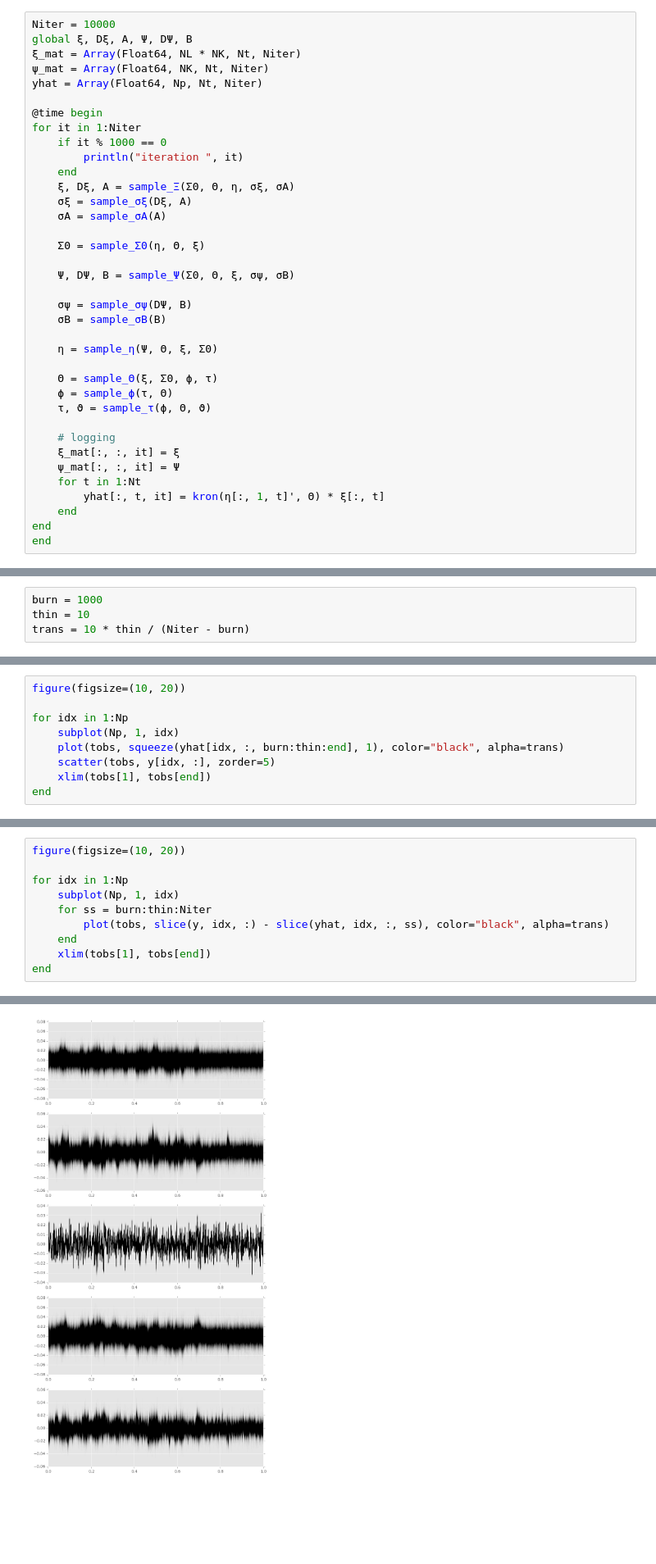
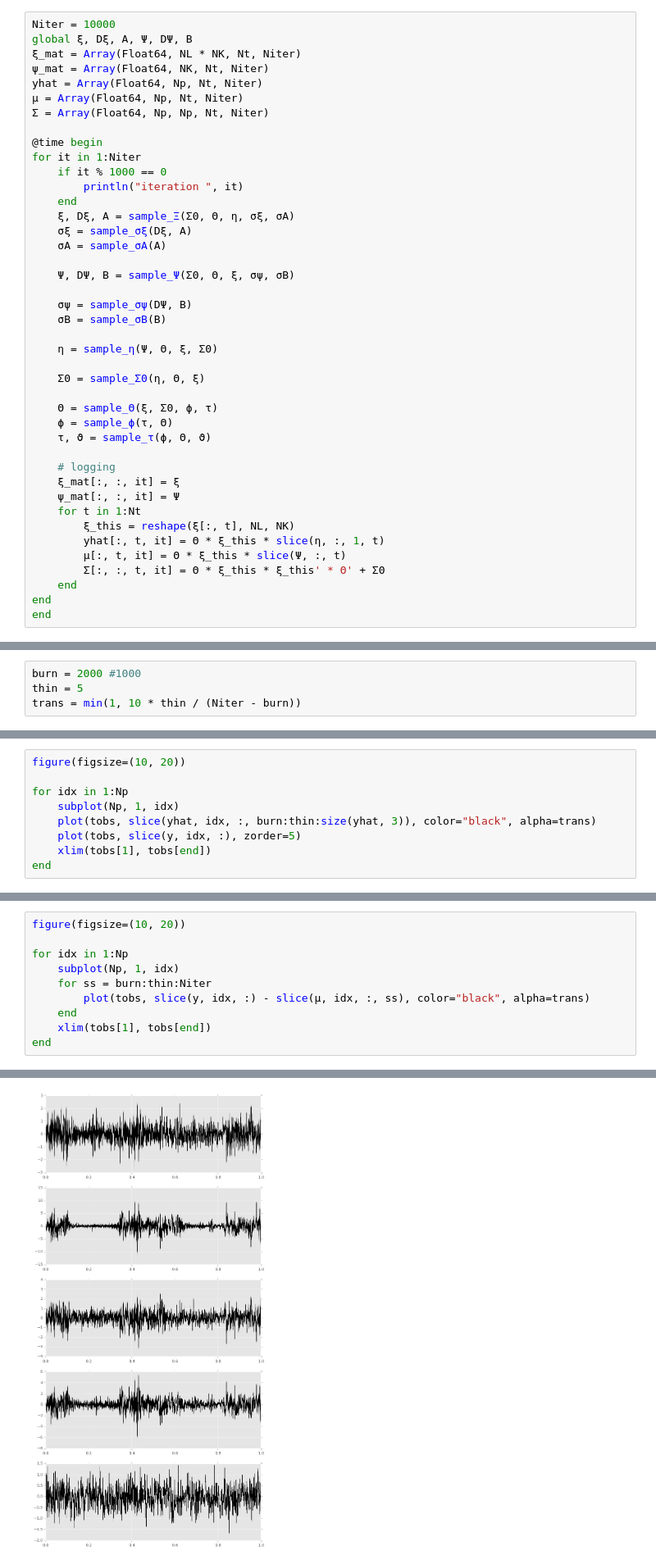
Before and after one commit to jmxpearson/laf, a Jupyter notebook: julia/laf_integration_test.ipynb, the cells around one changed output, grey strips where cells are left out. Shown at 82% size. Drawn from its saved outputs; the diff is of its cells as text; blank space fills up the shorter version.

```diff
--- a/julia/laf_integration_test.ipynb
+++ b/julia/laf_integration_test.ipynb
@@ -349,6 +348,8 @@ global ξ, Dξ, A, Ψ, DΨ, B
 ξ_mat = Array(Float64, NL * NK, Nt, Niter)
 ψ_mat = Array(Float64, NK, Nt, Niter)
 yhat = Array(Float64, Np, Nt, Niter)
+μ = Array(Float64, Np, Nt, Niter)
+Σ = Array(Float64, Np, Np, Nt, Niter)
 
 @time begin
 for it in 1:Niter
@@ -359,14 +360,14 @@ for it in 1:Niter
     σξ = sample_σξ(Dξ, A)
     σA = sample_σA(A)
 
-    Σ0 = sample_Σ0(η, Θ, ξ)
-
     Ψ, DΨ, B = sample_Ψ(Σ0, Θ, ξ, σψ, σB)
 
     σψ = sample_σψ(DΨ, B)
     σB = sample_σB(B)
 
     η = sample_η(Ψ, Θ, ξ, Σ0)
+
+    Σ0 = sample_Σ0(η, Θ, ξ)
 
     Θ = sample_Θ(ξ, Σ0, ϕ, τ)
     ϕ = sample_ϕ(τ, Θ)
@@ -376,7 +377,10 @@ for it in 1:Niter
     ξ_mat[:, :, it] = ξ
     ψ_mat[:, :, it] = Ψ
     for t in 1:Nt
-        yhat[:, t, it] = kron(η[:, 1, t]', Θ) * ξ[:, t]
+        ξ_this = reshape(ξ[:, t], NL, NK)
+        yhat[:, t, it] = Θ * ξ_this * slice(η, :, 1, t)
+        μ[:, t, it] = Θ * ξ_this * slice(Ψ, :, t)
+        Σ[:, :, t, it] = Θ * ξ_this * ξ_this' * Θ' + Σ0
     end
 end
 end
@@ -395,7 +399,7 @@ iteration 10000
 # %% [markdown]
 # Checking output
 # %%
-burn = 1000
-thin = 10
-trans = 10 * thin / (Niter - burn)
+burn = 2000 #1000
+thin = 5
+trans = min(1, 10 * thin / (Niter - burn))
 # %% [output]
@@ -407,8 +411,8 @@ figure(figsize=(10, 20))
 
 for idx in 1:Np
     subplot(Np, 1, idx)
-    plot(tobs, squeeze(yhat[idx, :, burn:thin:end], 1), color="black", alpha=trans)
-    scatter(tobs, y[idx, :], zorder=5)
+    plot(tobs, slice(yhat, idx, :, burn:thin:size(yhat, 3)), color="black", alpha=trans)
+    plot(tobs, slice(y, idx, :), zorder=5)
     xlim(tobs[1], tobs[end])
 end
 # %% [output]
@@ -421,7 +427,7 @@ figure(figsize=(10, 20))
 for idx in 1:Np
     subplot(Np, 1, idx)
     for ss = burn:thin:Niter
-        plot(tobs, slice(y, idx, :) - slice(yhat, idx, :, ss), color="black", alpha=trans)
+        plot(tobs, slice(y, idx, :) - slice(μ, idx, :, ss), color="black", alpha=trans)
     end
     xlim(tobs[1], tobs[end])
 end
@@ -430,4 +436,4 @@ end
-[figure, old version]
+[figure, new version]
 # %% [markdown]
 ## Dictionary elements
 # %%
```
Also changed, not shown: parts of 23 cells of this notebook, 1 other file.
